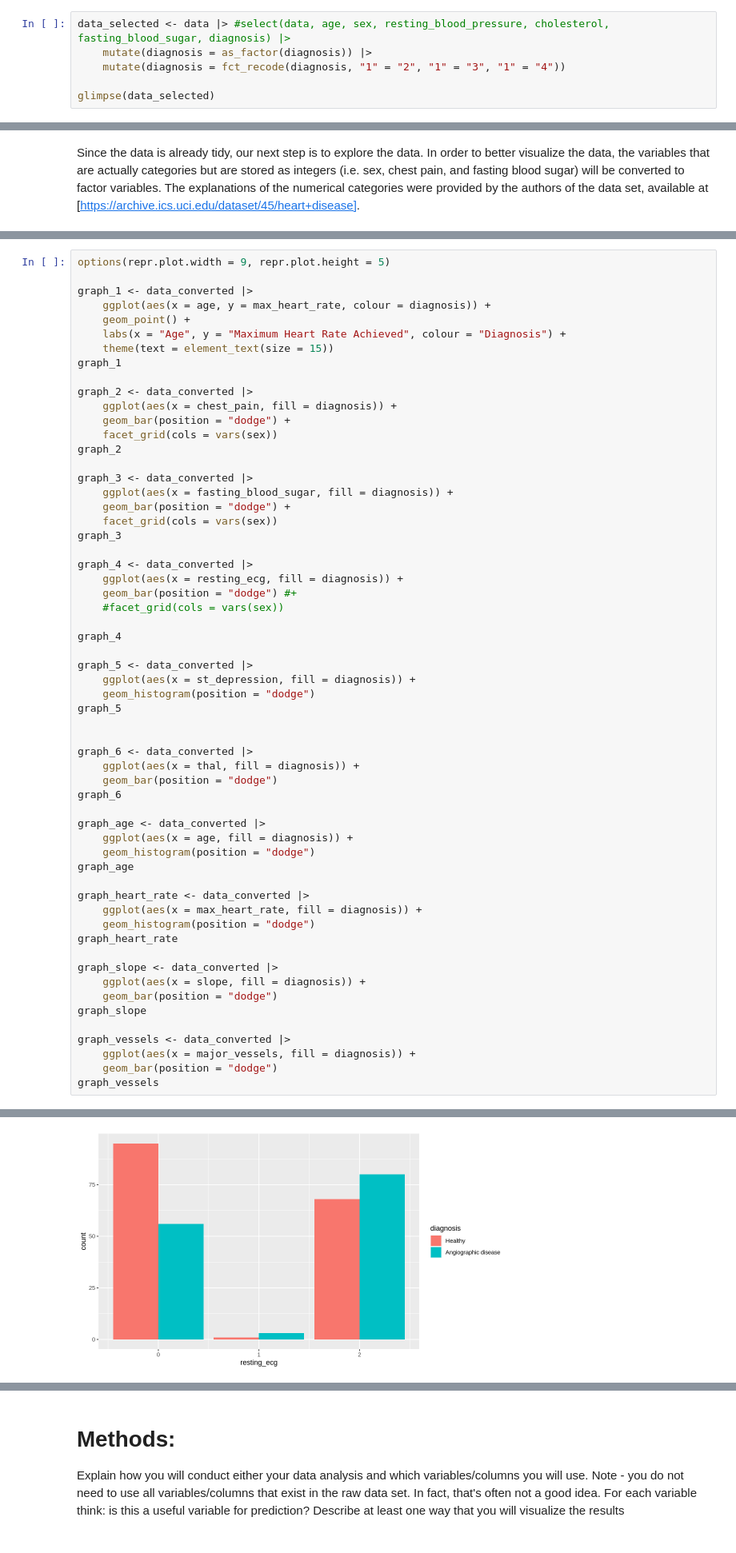
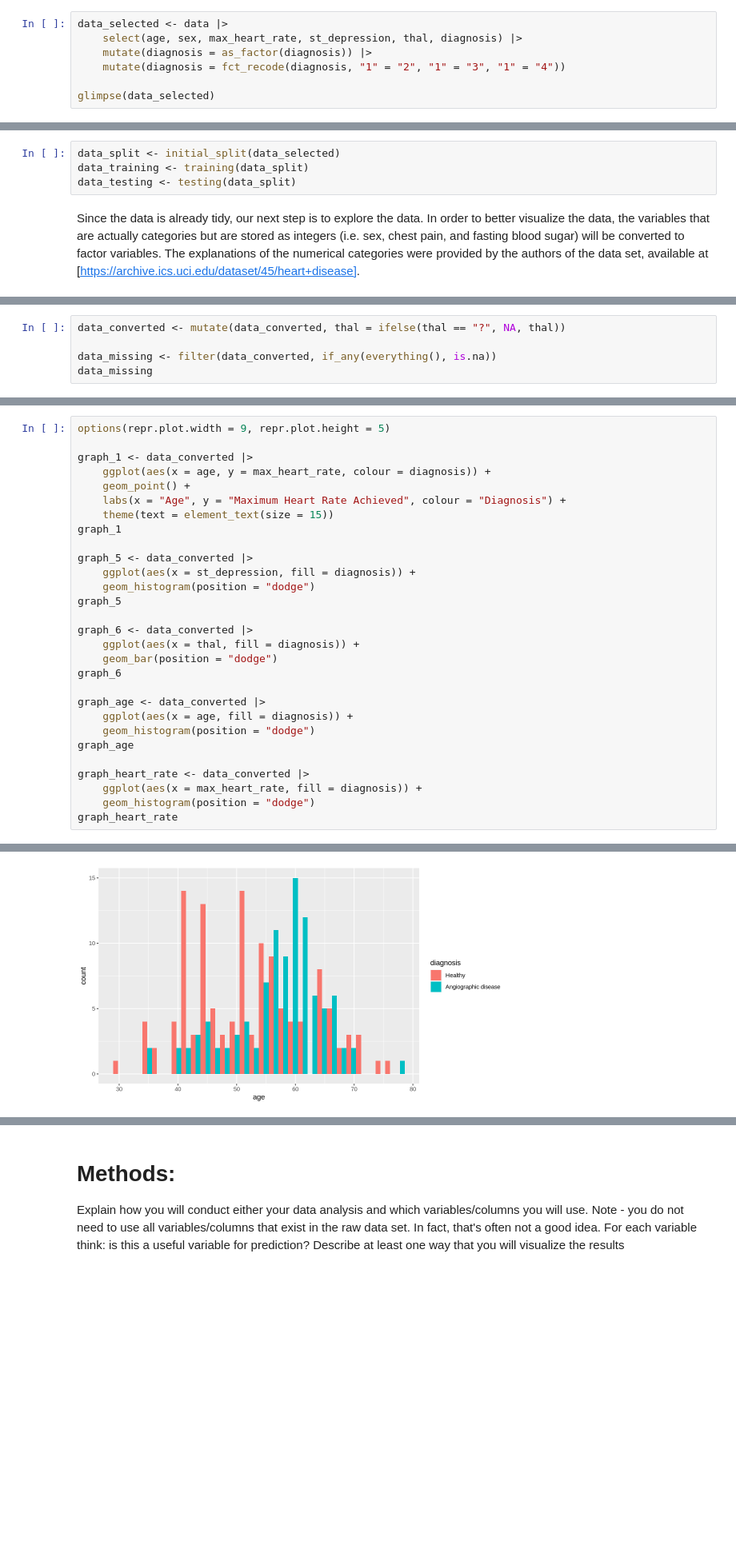
Before and after one commit to goete/Heart-Disease-Prediction-Modelling, a Jupyter notebook: proposal.ipynb, the cells around one changed output, grey strips where cells are left out. Shown at 80% size. Saved outputs shown, nothing was run; the diff lists cells and outputs as text; blank space fills up the shorter version.

Commit message:
Added introduction, updated variables and split the data set.

```diff
--- a/proposal.ipynb
+++ b/proposal.ipynb
@@ -40,5 +31,6 @@ Now since we don't want to use every variable in the data set, we will select on
 # %%
-data_selected <- data |> #select(data, age, sex, resting_blood_pressure, cholesterol, fasting_blood_sugar, diagnosis) |>
+data_selected <- data |>
+    select(age, sex, max_heart_rate, st_depression, thal, diagnosis) |>
     mutate(diagnosis = as_factor(diagnosis)) |>
     mutate(diagnosis = fct_recode(diagnosis, "1" = "2", "1" = "3", "1" = "4"))
 
@@ -63,3 +49,7 @@ $ diagnosis              <fct> 0, 1, 1, 0, 0, 0, 1, 0, 1, 1, 0, 0, 1, 0, 0, 0,
+# %%
+data_split <- initial_split(data_selected)
+data_training <- training(data_split)
+data_testing <- testing(data_split)
 # %% [markdown]
 Since the data is already tidy, our next step is to explore the data. In order to better visualize the data, the variables that are actually categories but are stored as integers (i.e. sex, chest pain, and fasting blood sugar) will be converted to factor variables. The explanations of the numerical categories were provided by the authors of the data set, available at [https://archive.ics.uci.edu/dataset/45/heart+disease].
 # %%
@@ -171,0 +134,5 @@ So we see that, luckily, no rows have missing data. Additionally, the classes ap
+# %%
+data_converted <- mutate(data_converted, thal = ifelse(thal == "?", NA, thal))
+
+data_missing <- filter(data_converted, if_any(everything(), is.na))
+data_missing
@@ -185,30 +153,10 @@ graph_1 <- data_converted |>
     theme(text = element_text(size = 15))
 graph_1
 
-graph_2 <- data_converted |>
-    ggplot(aes(x = chest_pain, fill = diagnosis)) +
-    geom_bar(position = "dodge") +
-    facet_grid(cols = vars(sex))
-graph_2
-
-graph_3 <- data_converted |>
-    ggplot(aes(x = fasting_blood_sugar, fill = diagnosis)) +
-    geom_bar(position = "dodge") +
-    facet_grid(cols = vars(sex))
-graph_3
-
-graph_4 <- data_converted |>
-    ggplot(aes(x = resting_ecg, fill = diagnosis)) +
-    geom_bar(position = "dodge") #+
-    #facet_grid(cols = vars(sex))
-
-graph_4
-
 graph_5 <- data_converted |>
     ggplot(aes(x = st_depression, fill = diagnosis)) +
     geom_histogram(position = "dodge")
 graph_5
-
 
 graph_6 <- data_converted |>
     ggplot(aes(x = thal, fill = diagnosis)) +
@@ -224,14 +172,4 @@ graph_heart_rate <- data_converted |>
     ggplot(aes(x = max_heart_rate, fill = diagnosis)) +
     geom_histogram(position = "dodge")
 graph_heart_rate
-
-graph_slope <- data_converted |>
-    ggplot(aes(x = slope, fill = diagnosis)) +
-    geom_bar(position = "dodge")
-graph_slope
-
-graph_vessels <- data_converted |>
-    ggplot(aes(x = major_vessels, fill = diagnosis)) +
-    geom_bar(position = "dodge")
-graph_vessels
 # %% [output]
@@ -242 +184 @@ graph_vessels
-[figure, old version]
+[figure, new version]
```
Also changed, not shown: parts of 14 cells of this notebook.
